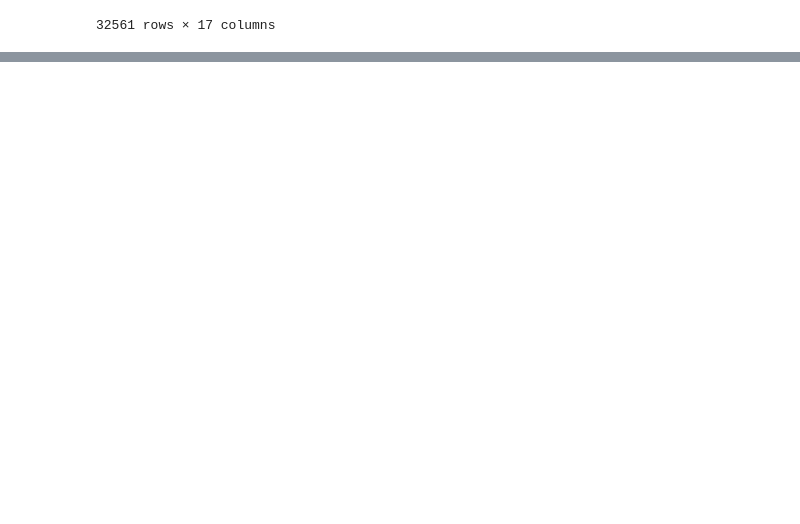
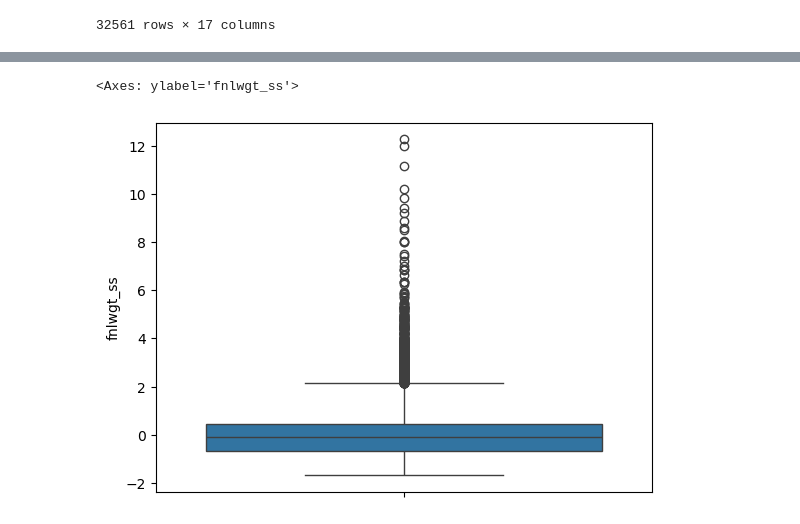
Before and after one commit to Satyam-10124/machine_learning, a Jupyter notebook: DataPreprocess.ipynb, the cells around one changed output, grey strips where cells are left out. Drawn from its saved outputs; the diff is of its cells as text; code cells hidden in the pictures; blank space fills up the shorter version.

```diff
--- a/DataPreprocess.ipynb
+++ b/DataPreprocess.ipynb
@@ -239,0 +263,6 @@ sns.pairplot(data = df)
+# %%
+# plt.hist(df.fnlwgt_ss)
+sns.boxplot(data = df.fnlwgt_ss)
+# %% [output]
+<Axes: ylabel='fnlwgt_ss'>
+[figure, added]
```
Also changed, not shown: parts of 28 cells of this notebook, 3 other files.
